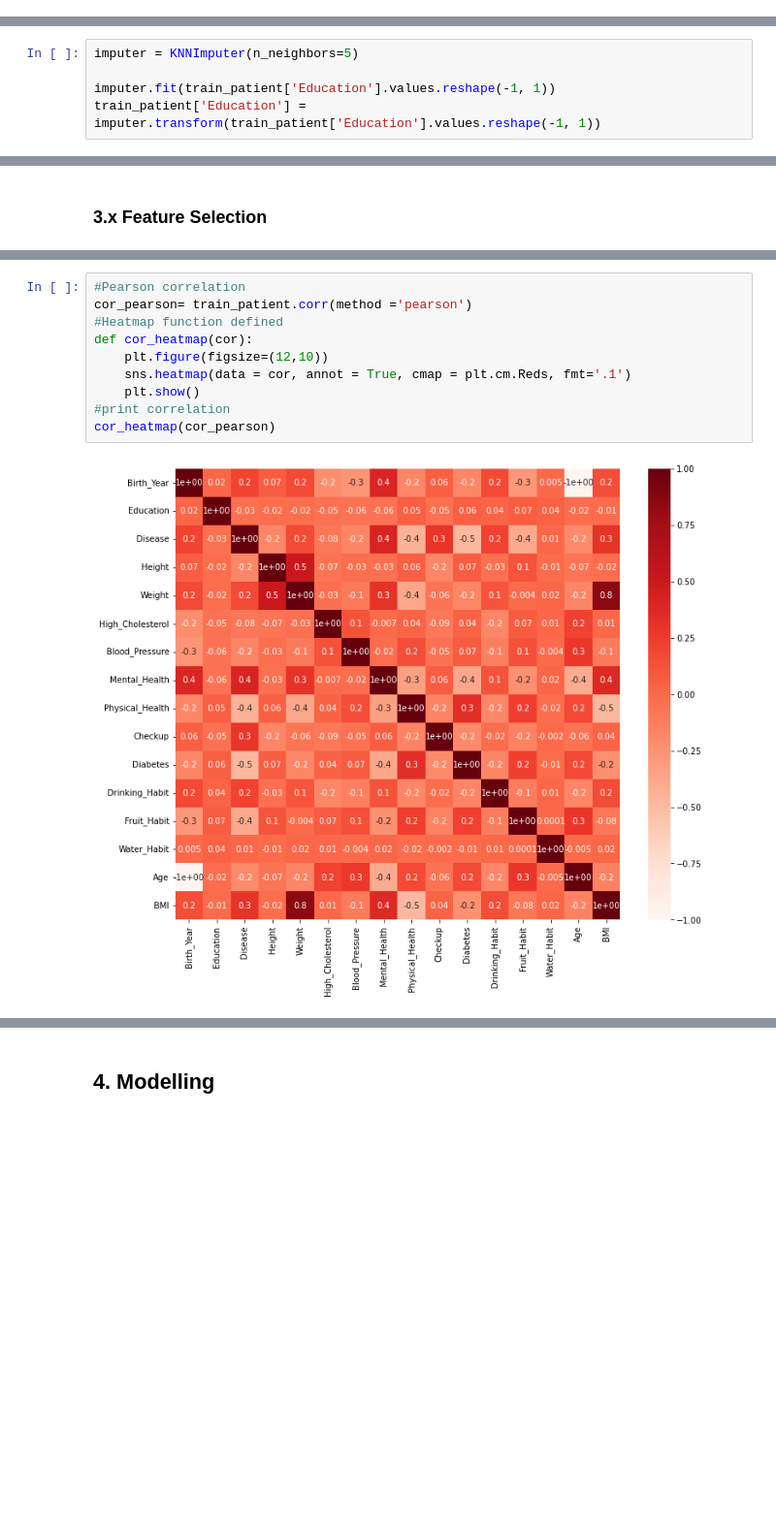
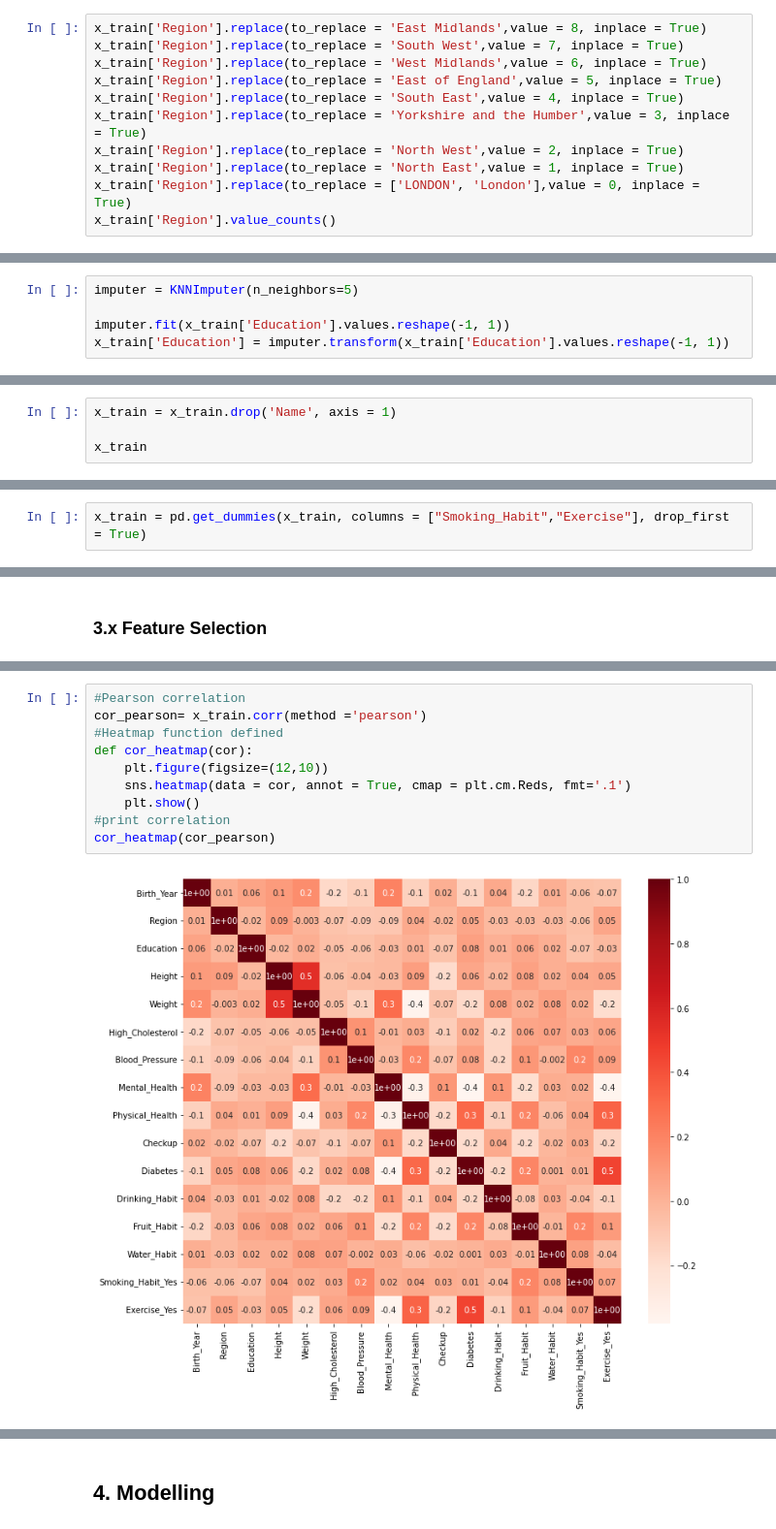
Before and after one commit to filipedias18/Project-ML-2022_2023, a Jupyter notebook: ProjetoFinal_ML_v1.ipynb, the cells around one changed output, grey strips where cells are left out. Shown at 97% size. Saved outputs shown, nothing was run; the diff lists cells and outputs as text; blank space fills up the shorter version.

```diff
--- a/ProjetoFinal_ML_v1.ipynb
+++ b/ProjetoFinal_ML_v1.ipynb
@@ -698,0 +713,11 @@ Name: Diabetes, dtype: int64
+# %%
+x_train['Region'].replace(to_replace = 'East Midlands',value = 8, inplace = True)
+x_train['Region'].replace(to_replace = 'South West',value = 7, inplace = True)
+x_train['Region'].replace(to_replace = 'West Midlands',value = 6, inplace = True)
+x_train['Region'].replace(to_replace = 'East of England',value = 5, inplace = True)
+x_train['Region'].replace(to_replace = 'South East',value = 4, inplace = True)
+x_train['Region'].replace(to_replace = 'Yorkshire and the Humber',value = 3, inplace = True)
+x_train['Region'].replace(to_replace = 'North West',value = 2, inplace = True)
+x_train['Region'].replace(to_replace = 'North East',value = 1, inplace = True)
+x_train['Region'].replace(to_replace = ['LONDON', 'London'],value = 0, inplace = True)
+x_train['Region'].value_counts()
@@ -701,8 +737,8 @@ Imputing the missing values of Education with the KNNImputer.
 # %%
 imputer = KNNImputer(n_neighbors=5)
 
-imputer.fit(train_patient['Education'].values.reshape(-1, 1))
-train_patient['Education'] = imputer.transform(train_patient['Education'].values.reshape(-1, 1))
+imputer.fit(x_train['Education'].values.reshape(-1, 1))
+x_train['Education'] = imputer.transform(x_train['Education'].values.reshape(-1, 1))
 # %% [markdown]
 Checking that we no longer have missing values.
 # %%
@@ -727,0 +782,4 @@ dtype: int64
+# %%
+x_train = x_train.drop('Name', axis = 1)
+
+x_train
@@ -727,0 +801,2 @@ dtype: int64
+# %%
+x_train = pd.get_dummies(x_train, columns = ["Smoking_Habit","Exercise"], drop_first = True)
@@ -750,14 +870,14 @@ NameError: name 'x_train_num_scaled' is not defined
 # %%
 #Pearson correlation
-cor_pearson= train_patient.corr(method ='pearson')
+cor_pearson= x_train.corr(method ='pearson')
 #Heatmap function defined
 def cor_heatmap(cor):
     plt.figure(figsize=(12,10))
     sns.heatmap(data = cor, annot = True, cmap = plt.cm.Reds, fmt='.1')
     plt.show()
 #print correlation
 cor_heatmap(cor_pearson)
 # %% [output]
-[figure, old version]
+[figure, new version]
 # %%
 anova = SelectKBest(f_classif, k=15)
```
Also changed, not shown: parts of 34 cells of this notebook.
